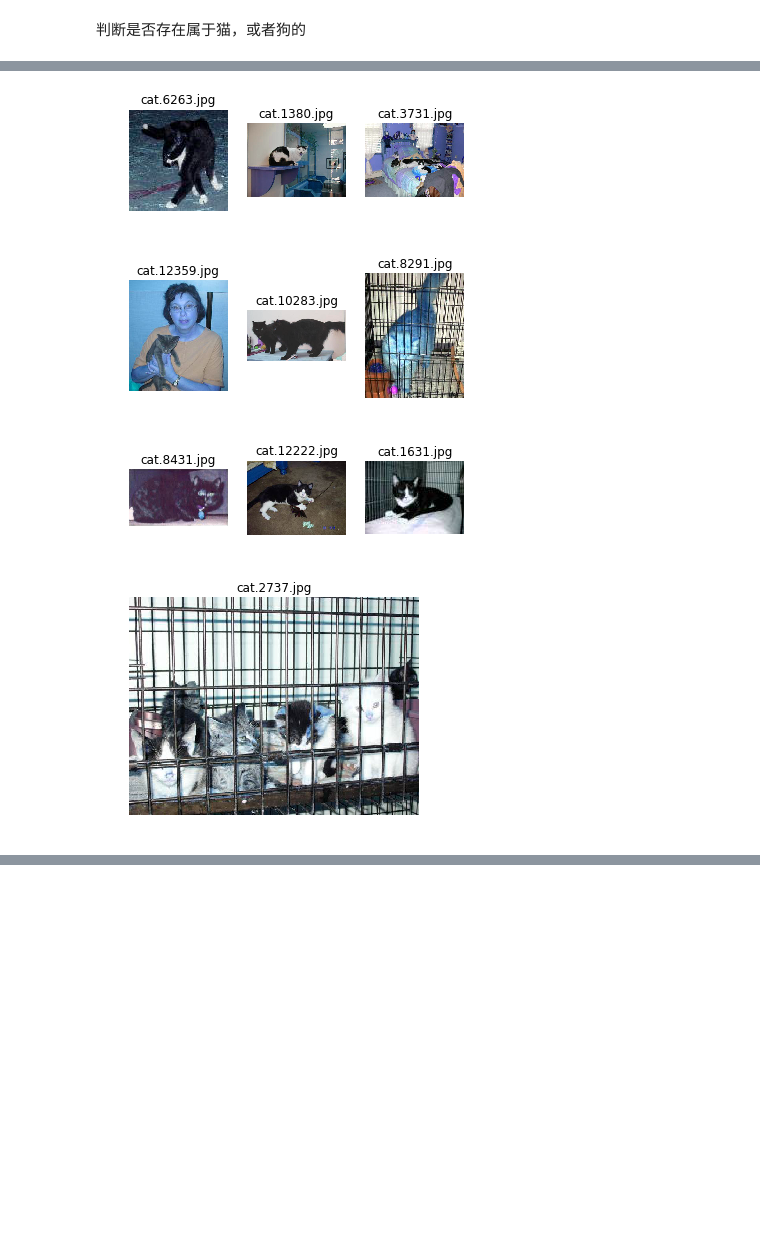
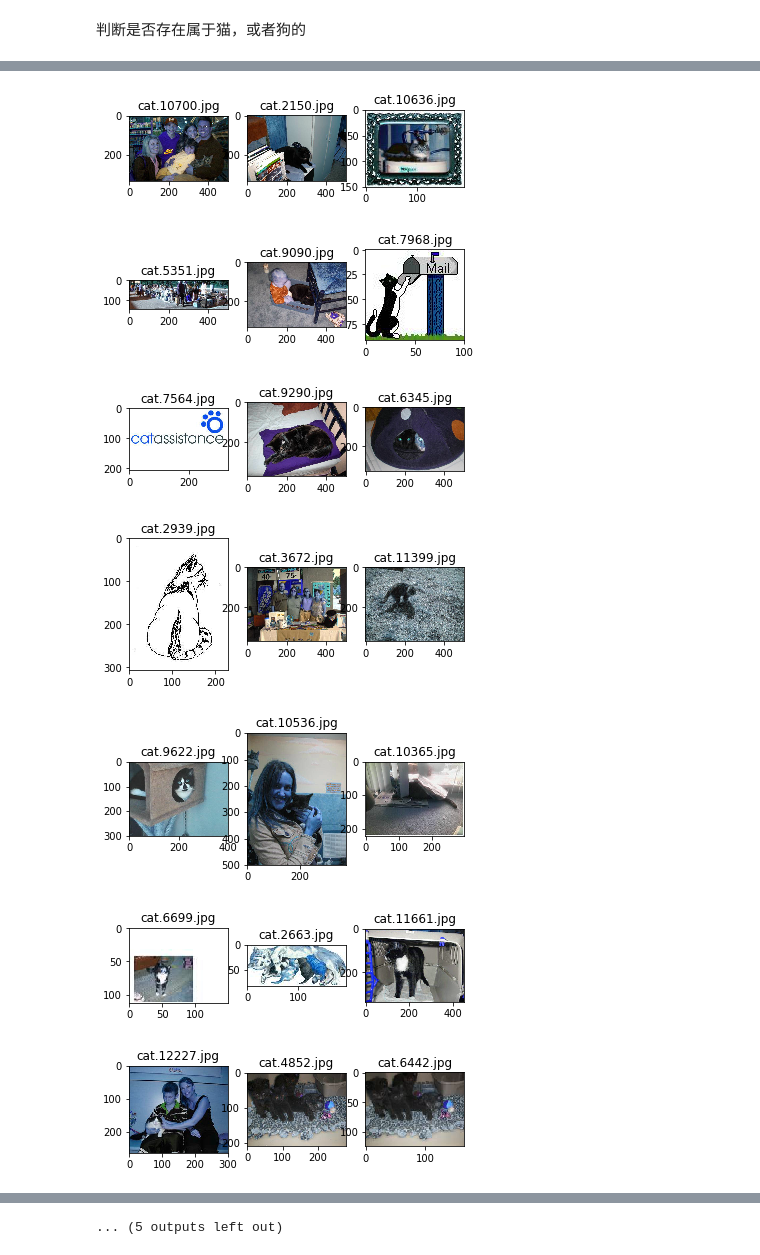
Before and after one commit to htliujy/capstone_dogs_vs_cats, a Jupyter notebook: 2_abnormal_img_detection.ipynb, the cells around one changed output, grey strips where cells are left out. Saved outputs shown, nothing was run; the diff lists cells and outputs as text; code cells hidden in the pictures; blank space fills up the shorter version.

```diff
--- a/2_abnormal_img_detection.ipynb
+++ b/2_abnormal_img_detection.ipynb
@@ -163,8 +163,8 @@ def get_pred_top(pred,nb_top=10):
 # %% [markdown]
 获取预测的前几项
 # %%
-cats_top = get_pred_top(cats_pred,nb_top=20)
-dogs_top = get_pred_top(dogs_pred,nb_top=10)
+cats_top = get_pred_top(cats_pred,nb_top=100)
+dogs_top = get_pred_top(dogs_pred,nb_top=50)
 # %% [markdown]
 判断是否存在属于猫，或者狗的
 # %%
@@ -202,7 +202,7 @@ def showimgs(imgs,titles):
         plt.subplot(1,col,i+1)
         plt.imshow(imgs[i])
         plt.title(titles[i])
-        plt.axis('off')
+        #plt.axis('off')
     plt.show()
 # %%
 def show_abnormal_imgs(img_files):
@@ -237,7 +230,10 @@ show_abnormal_imgs(abnormal_dogs[:10])
-# %%
-show_abnormal_imgs(abnormal_cats[:10])
-# %% [output]
-[figure, removed]
-[figure, removed]
-[figure, removed]
-[figure, removed]
+# %%
+cats_fname = show_abnormal_imgs(abnormal_cats)
+# %% [output]
+[figure, added]
+[figure, added]
+[figure, added]
+[figure, added]
+[figure, added]
+[figure, added]
+[figure, added]
@@ -243,0 +245 @@ show_abnormal_imgs(abnormal_cats[:10])
+... (5 outputs left out)
```
Also changed, not shown: parts of 5 cells of this notebook, 4 other files.
